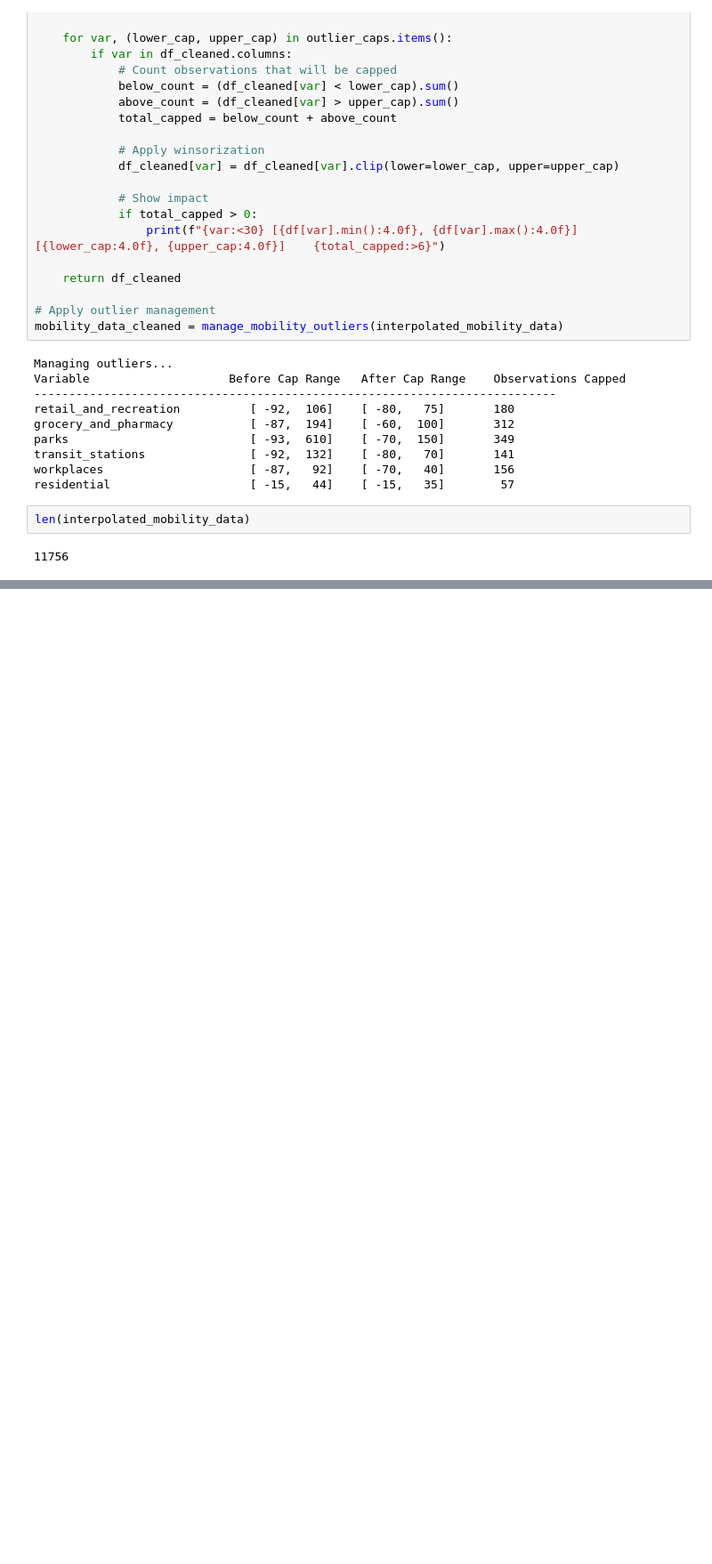
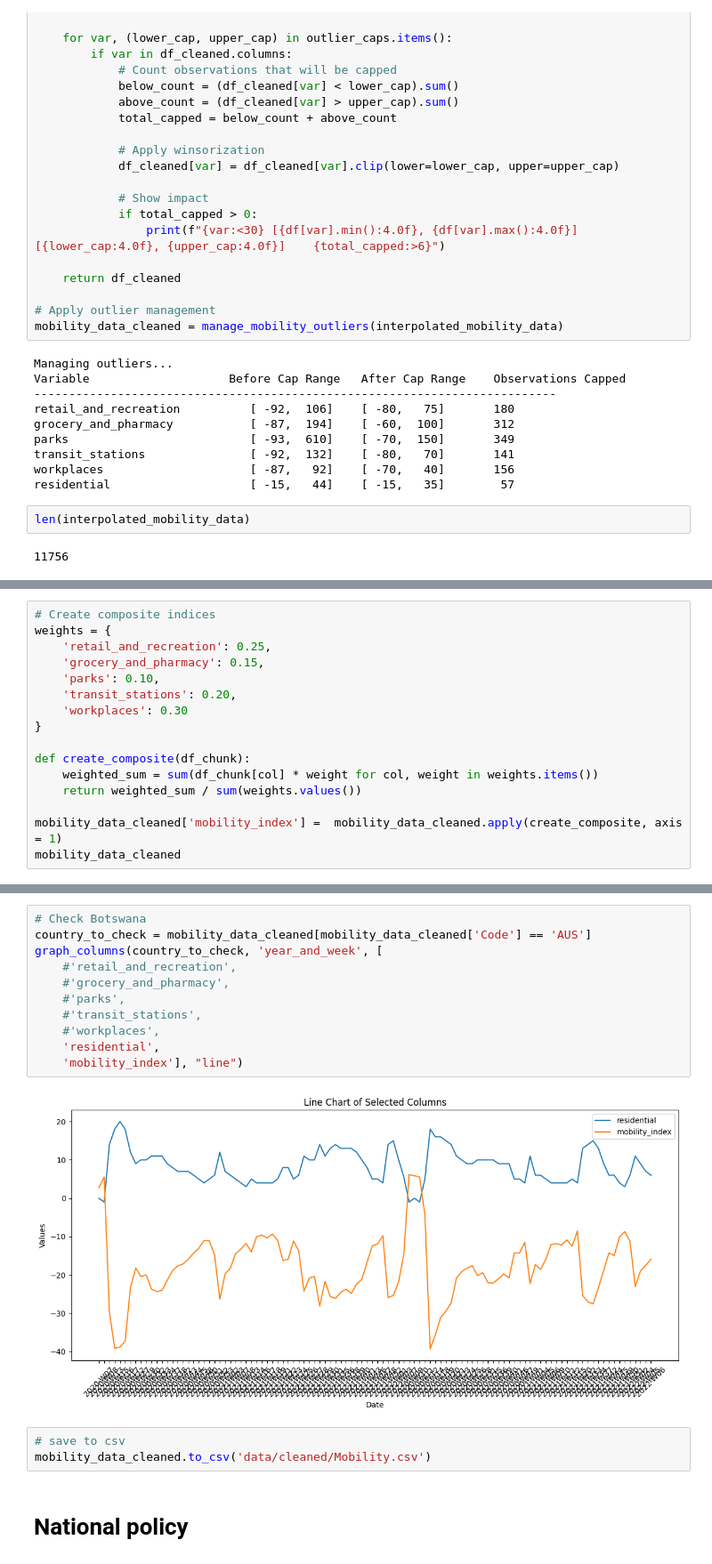
Before and after one commit to biogear13/country-factors-mobility, a Jupyter notebook: data_cleaning_and_feature_selection.ipynb, the cells around one changed output, grey strips where cells are left out. Shown at 89% size. Drawn from its saved outputs; the diff is of its cells as text; blank space fills up the shorter version.

Commit message:
Finished with data cleaning

```diff
--- a/data_cleaning_and_feature_selection.ipynb
+++ b/data_cleaning_and_feature_selection.ipynb
@@ -1442,0 +1532,16 @@ residential - 1st percentile: -10.00, 1st quartile:1.00, median:6.00, 3rd quarti
+# %%
+# Create composite indices
+weights = {
+    'retail_and_recreation': 0.25,
+    'grocery_and_pharmacy': 0.15,
+    'parks': 0.10,
+    'transit_stations': 0.20,
+    'workplaces': 0.30
+}
+
+def create_composite(df_chunk):
+    weighted_sum = sum(df_chunk[col] * weight for col, weight in weights.items())
+    return weighted_sum / sum(weights.values())
+
+mobility_data_cleaned['mobility_index'] =  mobility_data_cleaned.apply(create_composite, axis = 1)
+mobility_data_cleaned
@@ -1442,0 +1562,18 @@ residential - 1st percentile: -10.00, 1st quartile:1.00, median:6.00, 3rd quarti
+# %%
+# Check Botswana
+country_to_check = mobility_data_cleaned[mobility_data_cleaned['Code'] == 'AUS']
+graph_columns(country_to_check, 'year_and_week', [
+    #'retail_and_recreation',
+    #'grocery_and_pharmacy',
+    #'parks',
+    #'transit_stations',
+    #'workplaces',
+    'residential',
+    'mobility_index'], "line")
+# %% [output]
+[figure, added]
+# %%
+# save to csv
+mobility_data_cleaned.to_csv('data/cleaned/Mobility.csv')
+# %% [markdown]
+# National policy
```
Also changed, not shown: parts of 42 cells of this notebook, 5 other files.
